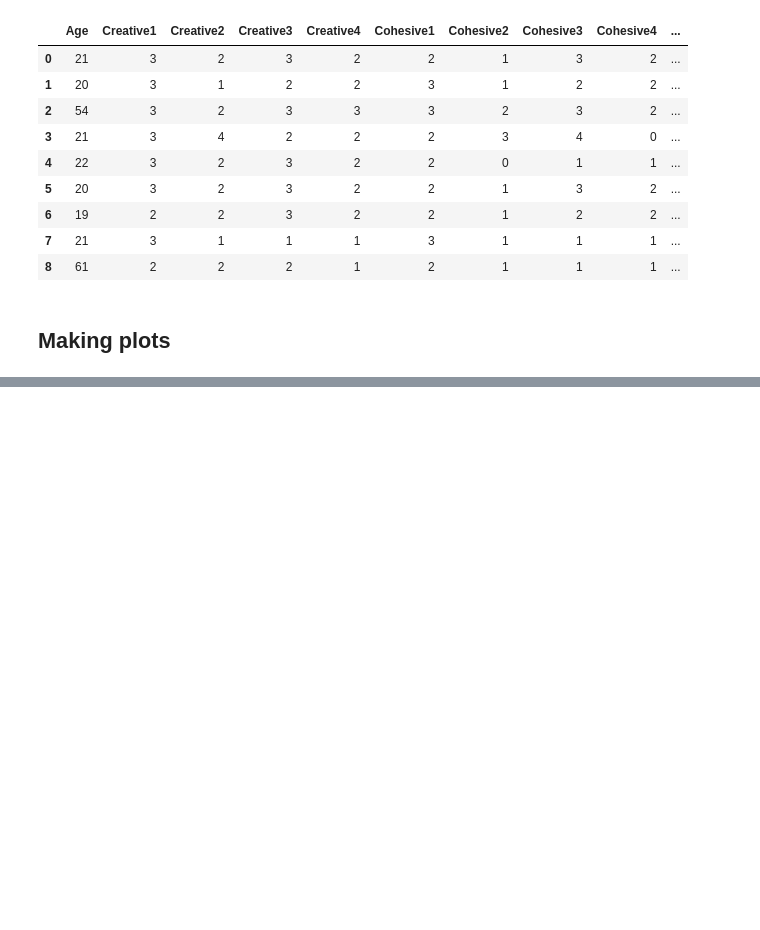
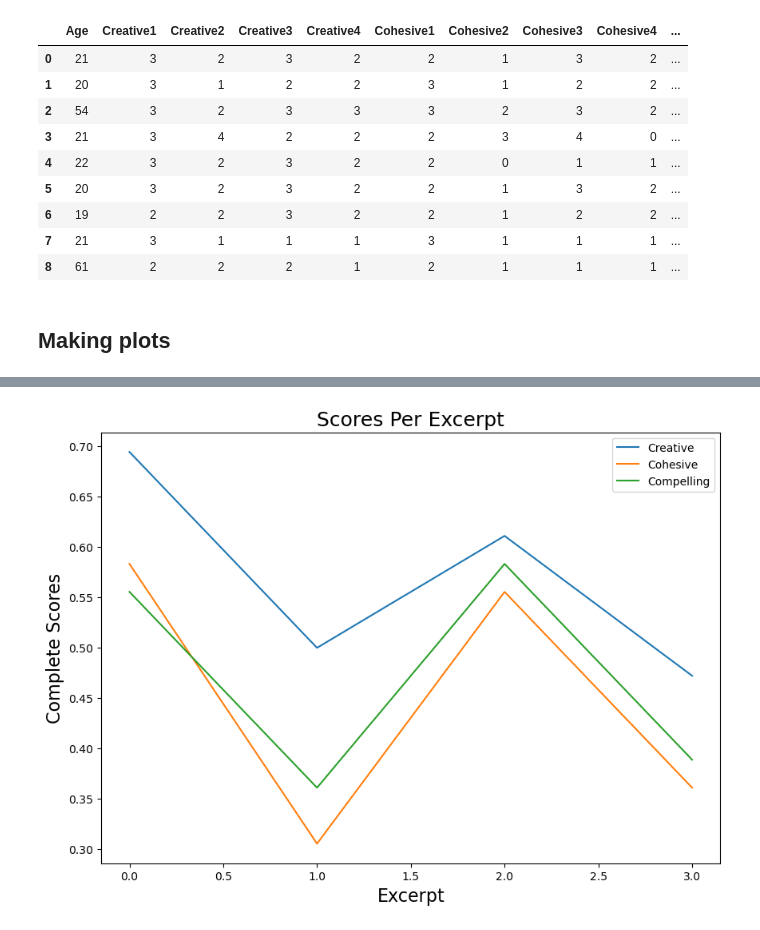
Before and after one commit to oscars47/Literary-RNN, a Jupyter notebook: data vis/datavis.ipynb, the cells around one changed output, grey strips where cells are left out. Drawn from its saved outputs; the diff is of its cells as text; code cells hidden in the pictures; blank space fills up the shorter version.

```diff
--- a/data vis/datavis.ipynb
+++ b/data vis/datavis.ipynb
@@ -210,0 +309,38 @@ make_all_plots(data_clean_restricted, ['CreaClip', 'CohClip', 'ComClip'])
+# %%
+# getting total scores for each metric
+crea_scores=[]
+cohe_scores=[]
+comp_scores=[]
+
+
+crea_ls = [data_clean['Creative1'].to_list(), data_clean['Creative2'].to_list(),
+data_clean['Creative3'].to_list(), data_clean['Creative4'].to_list()]
+cohe_ls = [data_clean['Cohesive1'].to_list(), data_clean['Cohesive2'].to_list(),
+data_clean['Cohesive3'].to_list(), data_clean['Cohesive4'].to_list()]
+comp_ls = [data_clean['Compelling1'].to_list(), data_clean['Compelling2'].to_list(),
+data_clean['Compelling3'].to_list(), data_clean['Compelling4'].to_list()]
+
+
+total_ls = [crea_ls, cohe_ls, comp_ls]
+for i, metric_ls in enumerate(total_ls):
+    for ls in metric_ls:
+        score = sum(ls)/(4*len(ls))
+        if i == 0:
+            crea_scores.append(score)
+        elif i==1:
+            cohe_scores.append(score)
+        elif i == 2:
+            comp_scores.append(score)
+
+plt.figure(figsize=(10,7))
+plt.plot(list(range(4)), crea_scores, label='Creative')
+plt.plot(list(range(4)), cohe_scores, label='Cohesive')
+plt.plot(list(range(4)), comp_scores, label='Compelling')
+
+plt.legend()
+plt.xlabel('Excerpt', fontsize=16)
+plt.ylabel('Complete Scores', fontsize=16)
+plt.title('Scores Per Excerpt', fontsize=18)
+plt.show()
+# %% [output]
+[figure, added]
```
Also changed, not shown: parts of 5 cells of this notebook, 13 other files.
